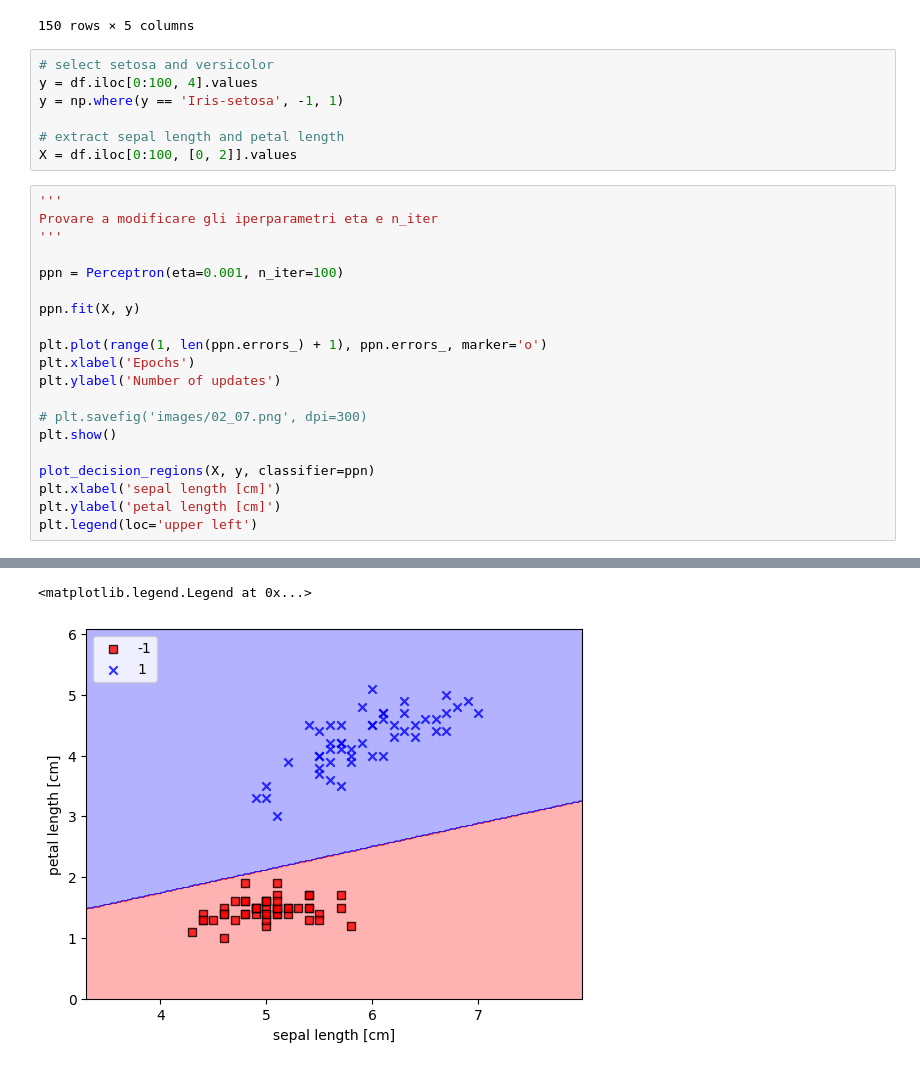
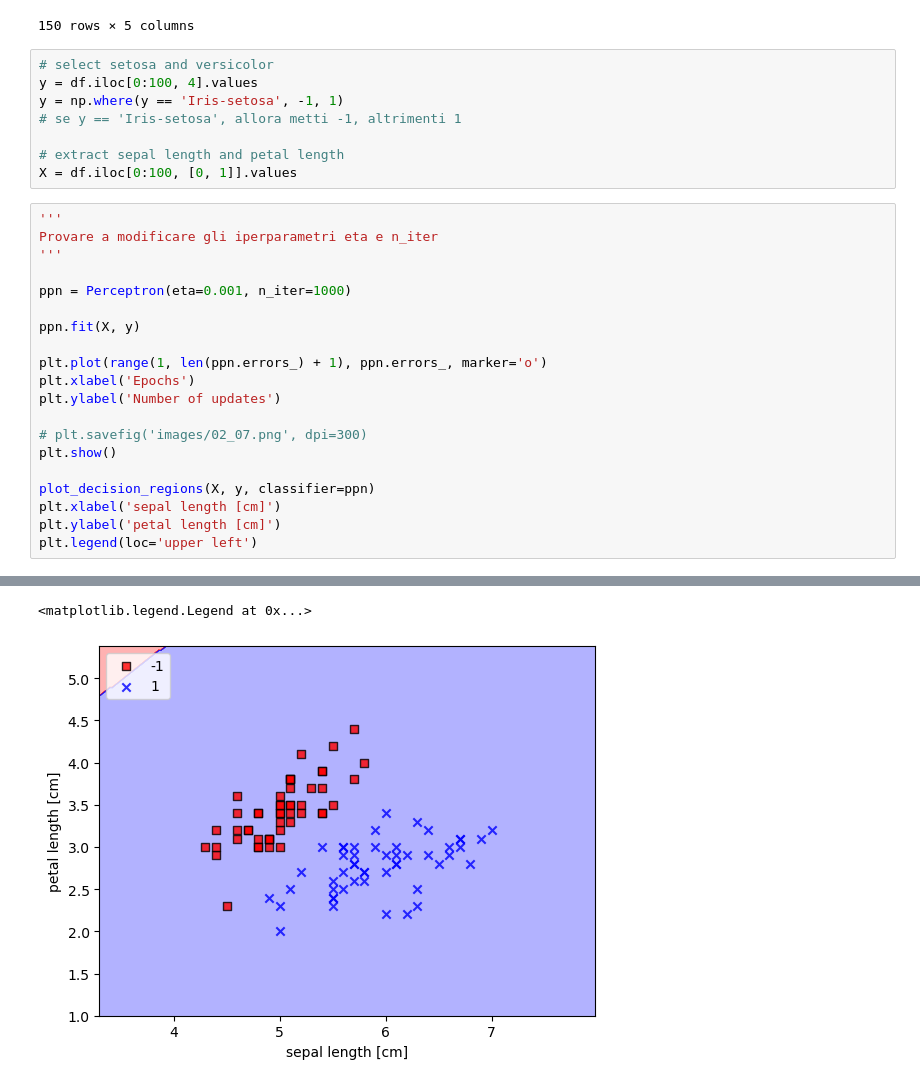
Before and after one commit to DavideLights/datamining, a Jupyter notebook: 12_perceptron.ipynb, the cells around one changed output, grey strips where cells are left out. Drawn from its saved outputs; the diff is of its cells as text.

```diff
--- a/12_perceptron.ipynb
+++ b/12_perceptron.ipynb
@@ -465,15 +465,16 @@ df
 # select setosa and versicolor
 y = df.iloc[0:100, 4].values
 y = np.where(y == 'Iris-setosa', -1, 1)
+# se y == 'Iris-setosa', allora metti -1, altrimenti 1
 
 # extract sepal length and petal length
-X = df.iloc[0:100, [0, 2]].values
+X = df.iloc[0:100, [0, 1]].values
 # %%
 '''
 Provare a modificare gli iperparametri eta e n_iter
 '''
 
-ppn = Perceptron(eta=0.001, n_iter=100)
+ppn = Perceptron(eta=0.001, n_iter=1000)
 
 ppn.fit(X, y)
 
@@ -493,2 +494,2 @@ plt.legend(loc='upper left')
 <matplotlib.legend.Legend at 0x...>
-[figure, old version]
+[figure, new version]
```
Also changed, not shown: parts of 2 cells of this notebook.
